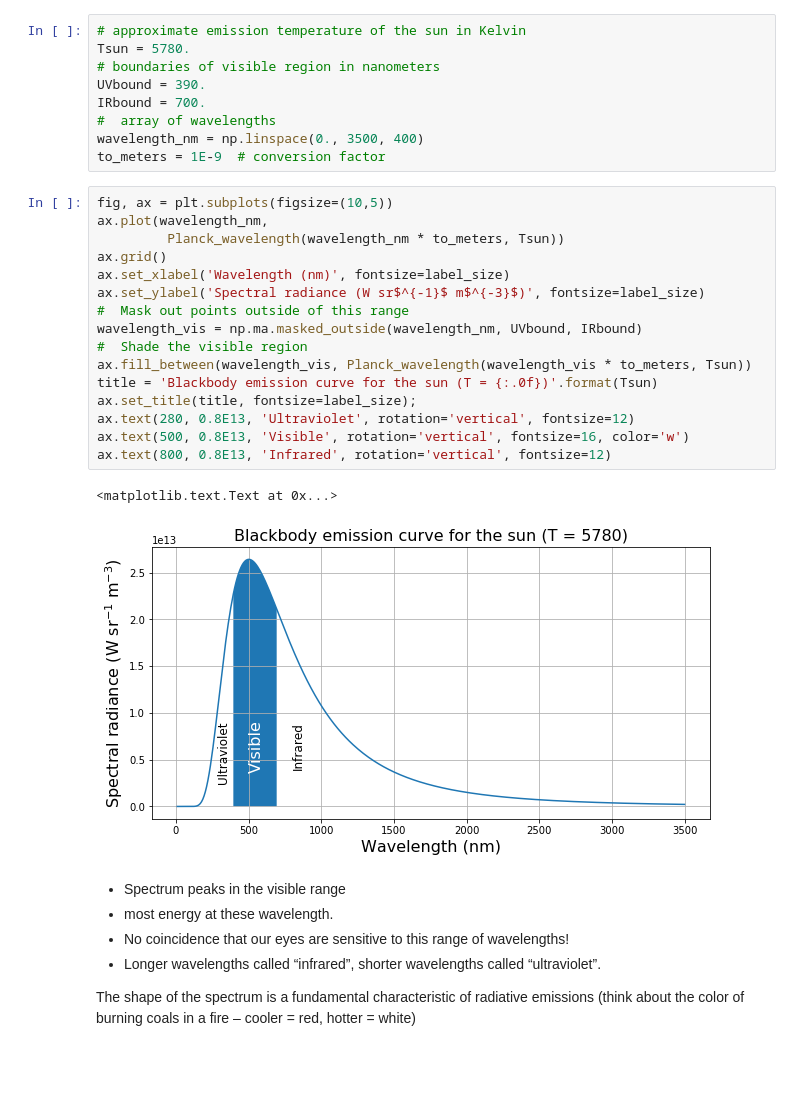
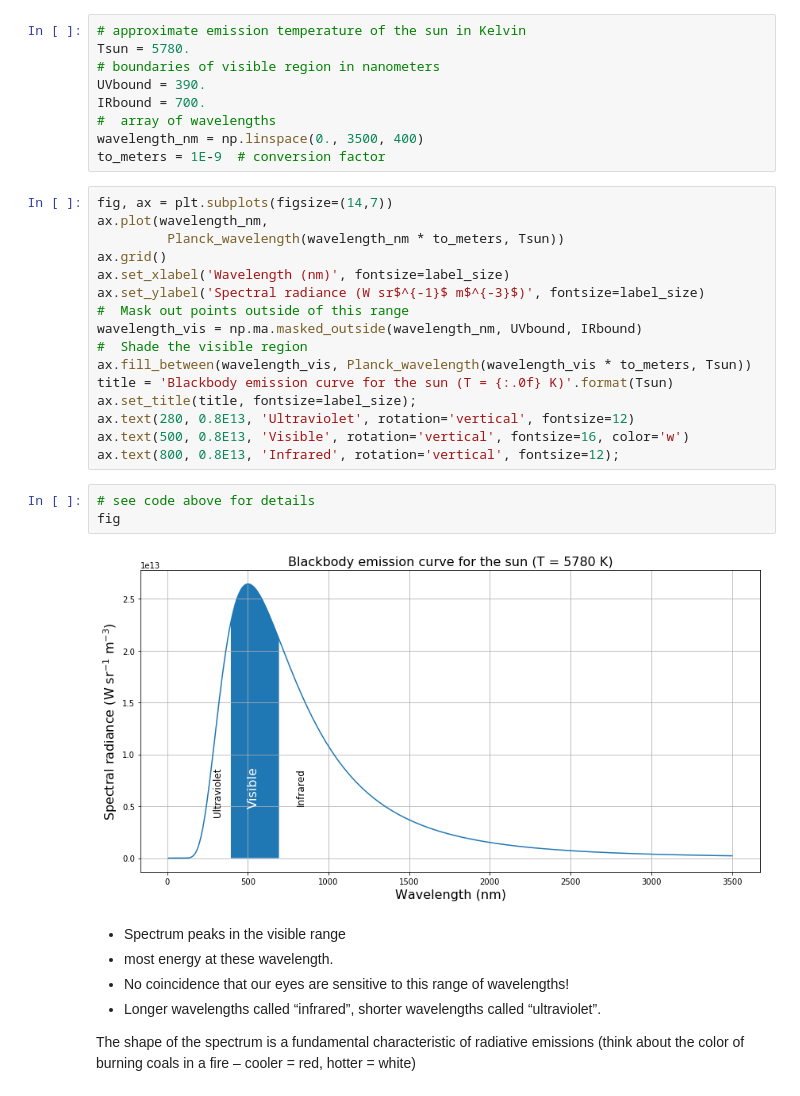
Before and after one commit to brian-rose/ClimateModeling_courseware, a Jupyter notebook: Lectures/Lecture05 -- Radiation.ipynb, the cells around one changed output. Cells and saved outputs as stored; diff of their text form; blank space fills up the shorter version.

```diff
--- a/Lectures/Lecture05 -- Radiation.ipynb
+++ b/Lectures/Lecture05 -- Radiation.ipynb
@@ -167,7 +167,7 @@ IRbound = 700.
 wavelength_nm = np.linspace(0., 3500, 400)
 to_meters = 1E-9  # conversion factor
 # %%
-fig, ax = plt.subplots(figsize=(10,5))
+fig, ax = plt.subplots(figsize=(14,7))
 ax.plot(wavelength_nm,
          Planck_wavelength(wavelength_nm * to_meters, Tsun))
 ax.grid()
@@ -177,14 +177,16 @@ ax.set_ylabel('Spectral radiance (W sr$^{-1}$ m$^{-3}$)', fontsize=label_size)
 wavelength_vis = np.ma.masked_outside(wavelength_nm, UVbound, IRbound)
 #  Shade the visible region
 ax.fill_between(wavelength_vis, Planck_wavelength(wavelength_vis * to_meters, Tsun))
-title = 'Blackbody emission curve for the sun (T = {:.0f})'.format(Tsun)
+title = 'Blackbody emission curve for the sun (T = {:.0f} K)'.format(Tsun)
 ax.set_title(title, fontsize=label_size);
 ax.text(280, 0.8E13, 'Ultraviolet', rotation='vertical', fontsize=12)
 ax.text(500, 0.8E13, 'Visible', rotation='vertical', fontsize=16, color='w')
-ax.text(800, 0.8E13, 'Infrared', rotation='vertical', fontsize=12)
+ax.text(800, 0.8E13, 'Infrared', rotation='vertical', fontsize=12);
-# %% [output]
-<matplotlib.text.Text at 0x...>
-[figure, removed]
+# %%
+# see code above for details
+fig
+# %% [output]
+[figure, added]
 # %% [markdown]
 - Spectrum peaks in the visible range
 - most energy at these wavelength.
```
Also changed, not shown: parts of 5 cells of this notebook.
